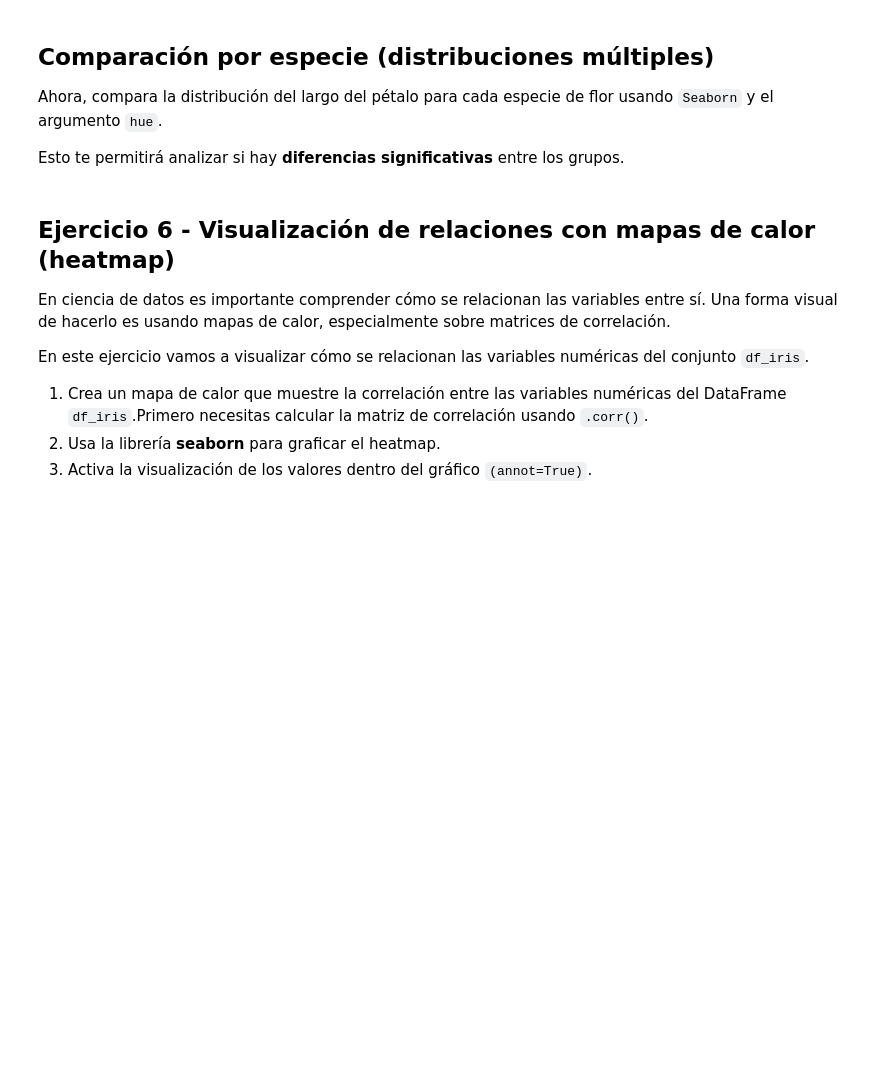
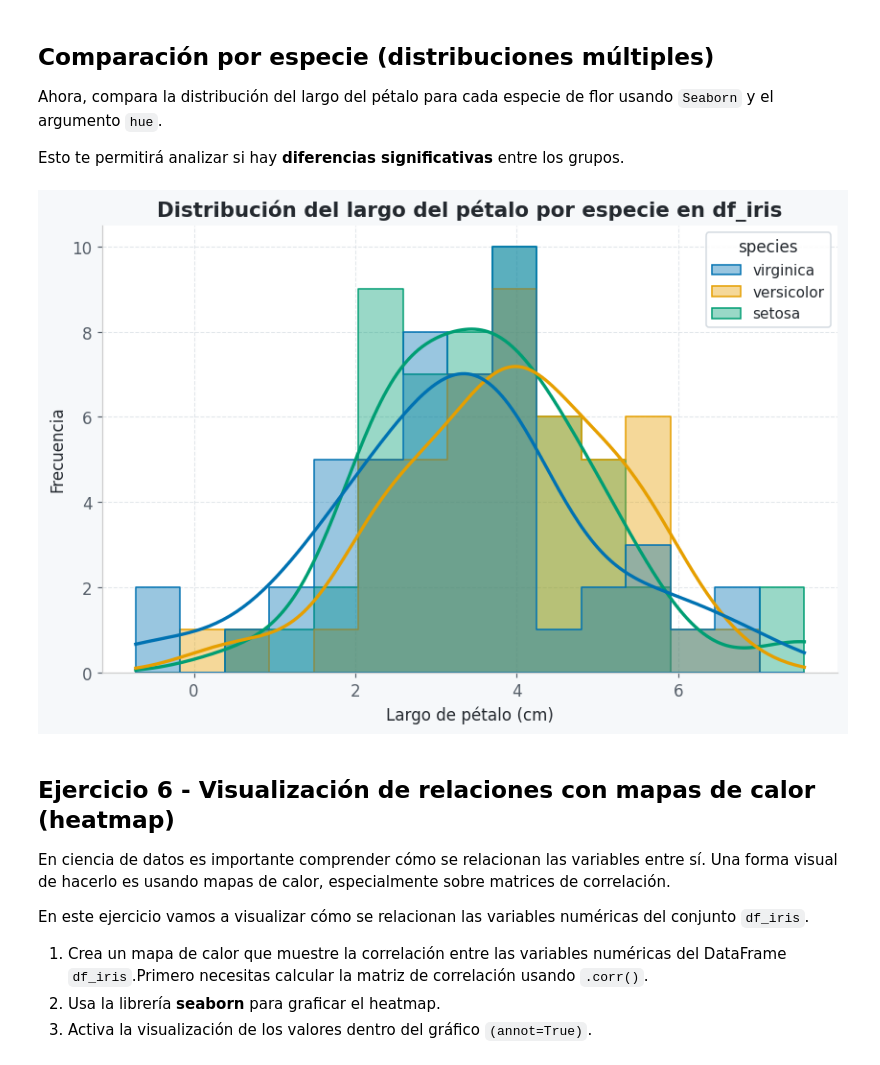
Before and after one commit to Cerco01/visualization-exercises-with-matplot-and-seaborn, a Jupyter notebook: notebook/problems.es.ipynb, the cells around one changed output. Cells and saved outputs as stored; diff of their text form; code cells hidden in the pictures; blank space fills up the shorter version.

```diff
--- a/notebook/problems.es.ipynb
+++ b/notebook/problems.es.ipynb
@@ -297,3 +316,13 @@ Esto te permitirá analizar si hay **diferencias significativas** entre los grup
+# %%
+# En el histograma no me gusta como se ven las barras. He ajustado el 'alpha' y he visto que con "element='step'" directamente se dibuja la línea de contorno general en vez de las barras.
+
+sns.histplot(df_iris, x='petal_length', hue='species', bins=15, element='step', alpha=0.4, kde=True)
+plt.title('Distribución del largo del pétalo por especie en df_iris')
+plt.xlabel('Largo de pétalo (cm)')
+plt.ylabel('Frecuencia')
+plt.show()
+# %% [output]
+[figure, added]
 # %% [markdown]
 ## Ejercicio 6 - Visualización de relaciones con mapas de calor (heatmap)
 
```
Also changed, not shown: parts of 16 cells of this notebook.
